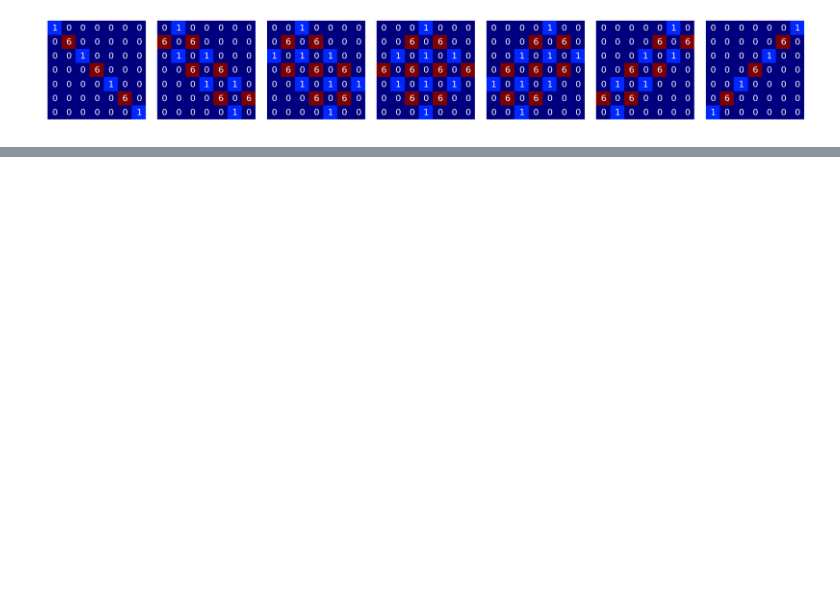
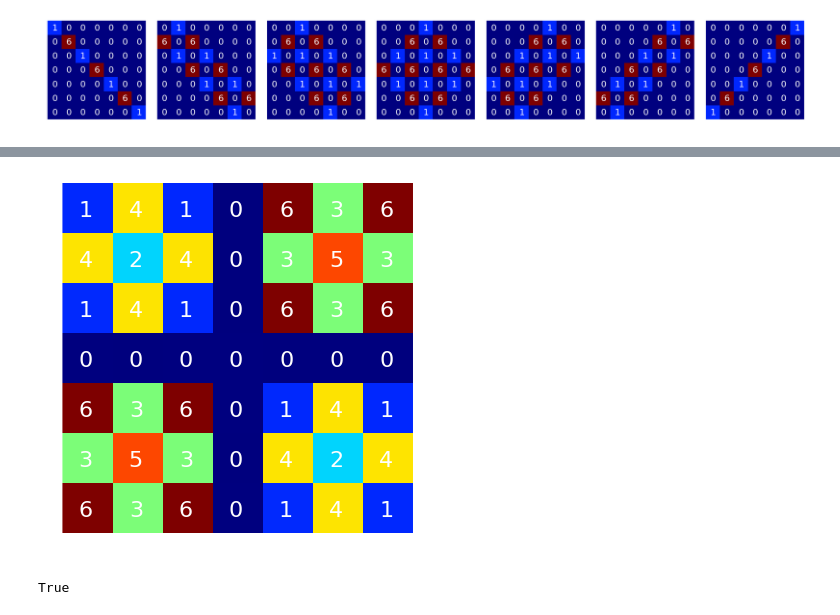
Before and after one commit to asross/am205-fproj, a Jupyter notebook: eig777.ipynb, the cells around one changed output, grey strips where cells are left out. Saved outputs shown, nothing was run; the diff lists cells and outputs as text; code cells hidden in the pictures; blank space fills up the shorter version.

Commit message:
add images for 7x7%7 eigenvectors with different eigenvalues

```diff
--- a/eig777.ipynb
+++ b/eig777.ipynb
@@ -24,2 +22,5 @@ with figure_grid(1, 7, rowwidth=20, rowheight=4) as grid:
 # %% [output]
 [figure]
+# %%
+for i in range(len(Abasis)):
+    print(np.array_equal((A*Abasis[i]).array, Abasis[i]))
@@ -25,0 +35,22 @@ with figure_grid(1, 7, rowwidth=20, rowheight=4) as grid:
+# %%
+A = standard_A(7,7,7)
+Aeig2 = A - 2*np.identity(49, dtype=np.int8)
+Abasis2 = Aeig2.solve(np.zeros(49), singular_mode="basis")
+
+with figure_grid(1, Abasis2.shape[0], rowwidth=20, rowheight=4) as grid:
+    for i in range(Abasis2.shape[0]):
+        ax = grid.next_subplot()
+        eig = Abasis2[i, :].reshape((7,7))
+        ax.imshow(eig, interpolation='none')
+        ax.set_axis_off()
+        for i in range(len(eig)):
+            for j in range(len(eig[0])):
+              plt.gca().text(i-0.175, j+0.175, int(eig[j][i]), fontsize=16, color='w')
+# %% [output]
+[figure, added]
+# %%
+a1 = (2*Abasis2[0] % 7).reshape(7,7)
+a2 = (A*Abasis2[0]).array.reshape(7,7)
+np.array_equal(a1, a2)
+# %% [output]
+True
```
Also changed, not shown: parts of 6 cells of this notebook, 4 other files.
